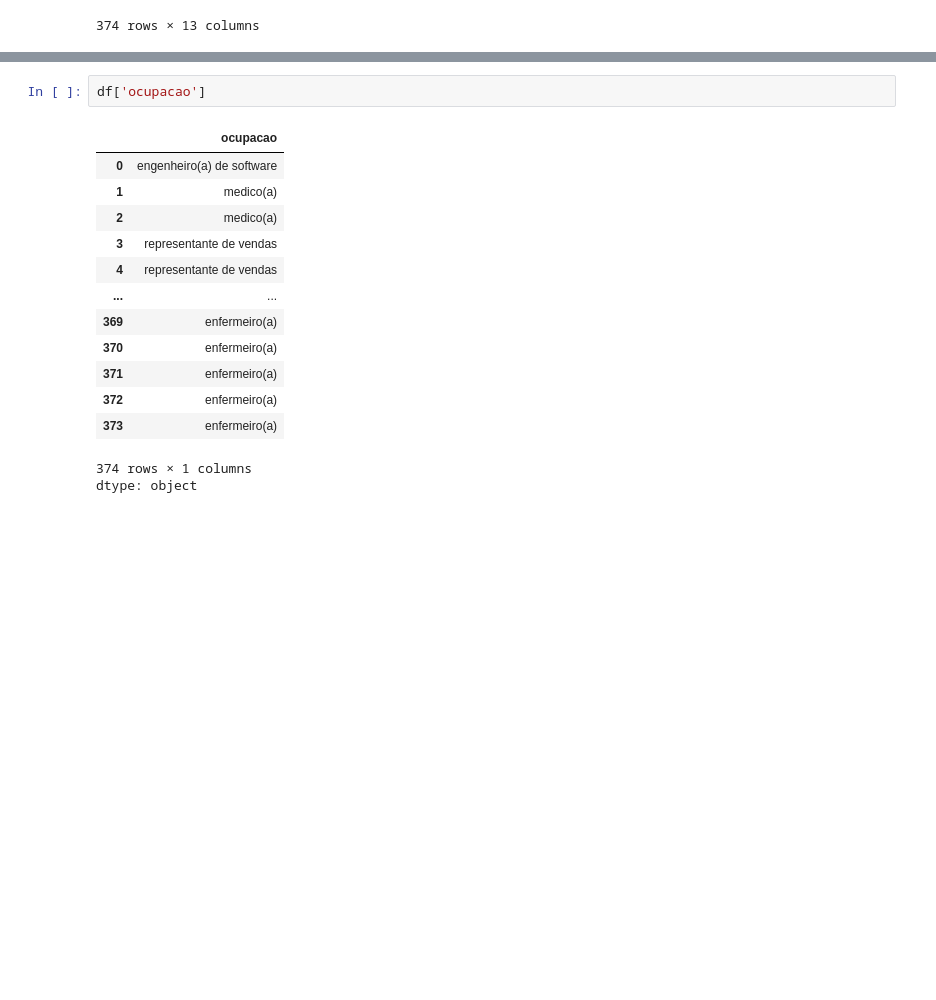
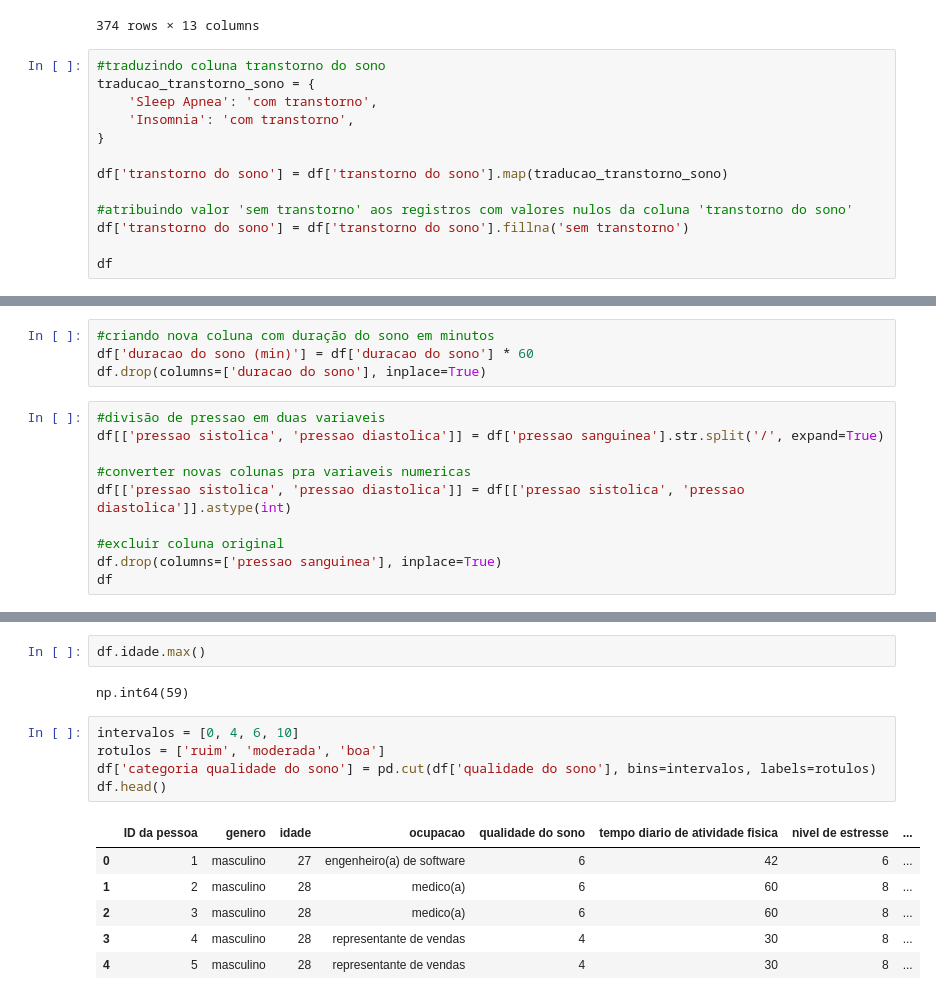
Before and after one commit to squad-ada-lovelace/Desafio_07-Desafio-final, a Jupyter notebook: notebook/notebook_claudia.ipynb, the cells around one changed output, grey strips where cells are left out. Cells and saved outputs as stored; diff of their text form; blank space fills up the shorter version.

```diff
--- a/notebook/notebook_claudia.ipynb
+++ b/notebook/notebook_claudia.ipynb
@@ -171,3 +173,16 @@ df
 | 372 | 373 | feminino | 59 | enfermeiro(a) | 8.1 | 9 | 75 | ... |
 | 373 | 374 | feminino | 59 | enfermeiro(a) | 8.1 | 9 | 75 | ... |
 374 rows × 13 columns
+# %%
+#traduzindo coluna transtorno do sono
+traducao_transtorno_sono = {
+    'Sleep Apnea': 'com transtorno',
+    'Insomnia': 'com transtorno',
+}
+
+df['transtorno do sono'] = df['transtorno do sono'].map(traducao_transtorno_sono)
+
+#atribuindo valor 'sem transtorno' aos registros com valores nulos da coluna 'transtorno do sono'
+df['transtorno do sono'] = df['transtorno do sono'].fillna('sem transtorno')
+
+df
@@ -173,0 +203,14 @@ df
+# %%
+#criando nova coluna com duração do sono em minutos
+df['duracao do sono (min)'] = df['duracao do sono'] * 60
+df.drop(columns=['duracao do sono'], inplace=True)
+# %%
+#divisão de pressao em duas variaveis
+df[['pressao sistolica', 'pressao diastolica']] = df['pressao sanguinea'].str.split('/', expand=True)
+
+#converter novas colunas pra variaveis numericas
+df[['pressao sistolica', 'pressao diastolica']] = df[['pressao sistolica', 'pressao diastolica']].astype(int)
+
+#excluir coluna original
+df.drop(columns=['pressao sanguinea'], inplace=True)
+df
@@ -174,17 +231,16 @@ df
+# %%
+df.idade.max()
+# %% [output]
+np.int64(59)
 # %%
-df['ocupacao']
+intervalos = [0, 4, 6, 10]
+rotulos = ['ruim', 'moderada', 'boa']
+df['categoria qualidade do sono'] = pd.cut(df['qualidade do sono'], bins=intervalos, labels=rotulos)
+df.head()
 # %% [output]
-|  | ocupacao |
-| 0 | engenheiro(a) de software |
-| 1 | medico(a) |
-| 2 | medico(a) |
-| 3 | representante de vendas |
-| 4 | representante de vendas |
-| ... | ... |
-| 369 | enfermeiro(a) |
-| 370 | enfermeiro(a) |
-| 371 | enfermeiro(a) |
-| 372 | enfermeiro(a) |
-| 373 | enfermeiro(a) |
+|  | ID da pessoa | genero | idade | ocupacao | qualidade do sono | tempo diario de atividade fisica | nivel de estresse | ... |
+| 0 | 1 | masculino | 27 | engenheiro(a) de software | 6 | 42 | 6 | ... |
+| 1 | 2 | masculino | 28 | medico(a) | 6 | 60 | 8 | ... |
+| 2 | 3 | masculino | 28 | medico(a) | 6 | 60 | 8 | ... |
+| 3 | 4 | masculino | 28 | representante de vendas | 4 | 30 | 8 | ... |
+| 4 | 5 | masculino | 28 | representante de vendas | 4 | 30 | 8 | ... |
-374 rows × 1 columns
-dtype: object
```
Also changed, not shown: parts of 7 cells of this notebook, 2 other files.
